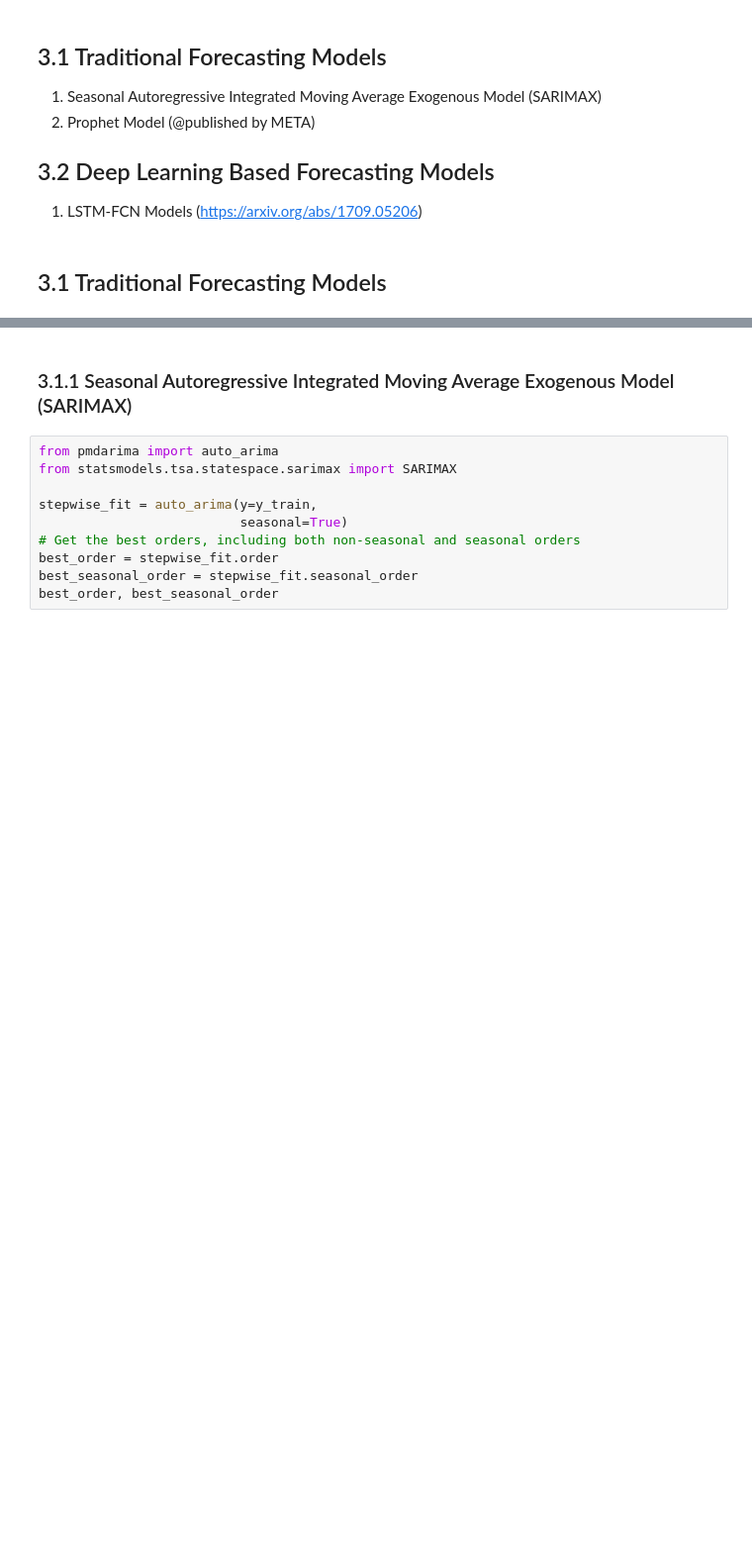
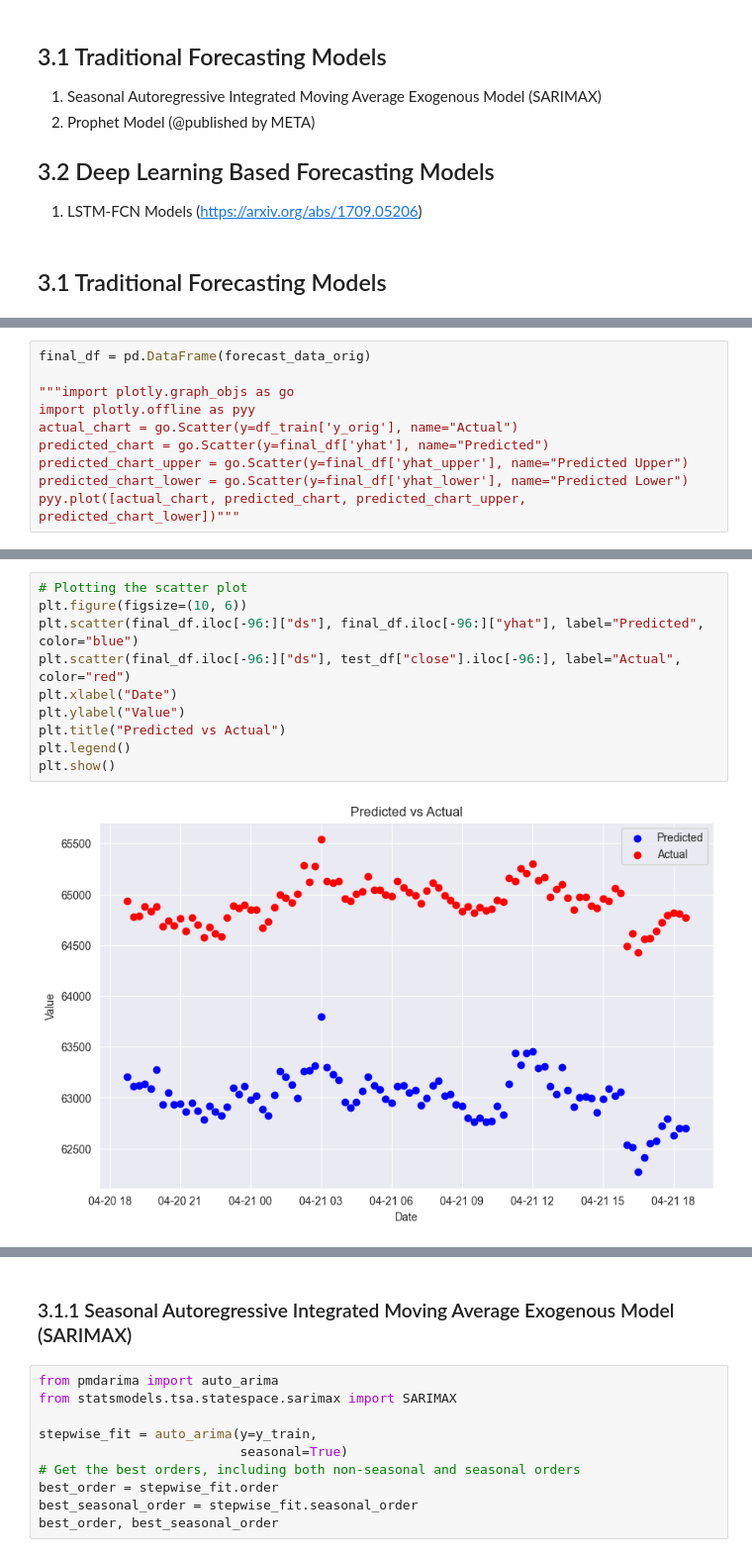
Before and after one commit to emrecobann/SurfingBTCWaves, a Jupyter notebook: SurfingBTC.ipynb, the cells around one changed output, grey strips where cells are left out. Shown at 99% size. Saved outputs shown, nothing was run; the diff lists cells and outputs as text; blank space fills up the shorter version.

```diff
--- a/SurfingBTC.ipynb
+++ b/SurfingBTC.ipynb
@@ -368,0 +487,10 @@ X_train.index[0],  X_val.index[0], X_test.index[0]
+# %%
+final_df = pd.DataFrame(forecast_data_orig)
+
+"""import plotly.graph_objs as go
+import plotly.offline as pyy
+actual_chart = go.Scatter(y=df_train['y_orig'], name="Actual")
+predicted_chart = go.Scatter(y=final_df['yhat'], name="Predicted")
+predicted_chart_upper = go.Scatter(y=final_df['yhat_upper'], name="Predicted Upper")
+predicted_chart_lower = go.Scatter(y=final_df['yhat_lower'], name="Predicted Lower")
+pyy.plot([actual_chart, predicted_chart, predicted_chart_upper, predicted_chart_lower])"""
@@ -368,0 +548,12 @@ X_train.index[0],  X_val.index[0], X_test.index[0]
+# %%
+# Plotting the scatter plot
+plt.figure(figsize=(10, 6))
+plt.scatter(final_df.iloc[-96:]["ds"], final_df.iloc[-96:]["yhat"], label="Predicted", color="blue")
+plt.scatter(final_df.iloc[-96:]["ds"], test_df["close"].iloc[-96:], label="Actual", color="red")
+plt.xlabel("Date")
+plt.ylabel("Value")
+plt.title("Predicted vs Actual")
+plt.legend()
+plt.show()
+# %% [output]
+[figure, added]
```
Also changed, not shown: parts of 27 cells of this notebook.
